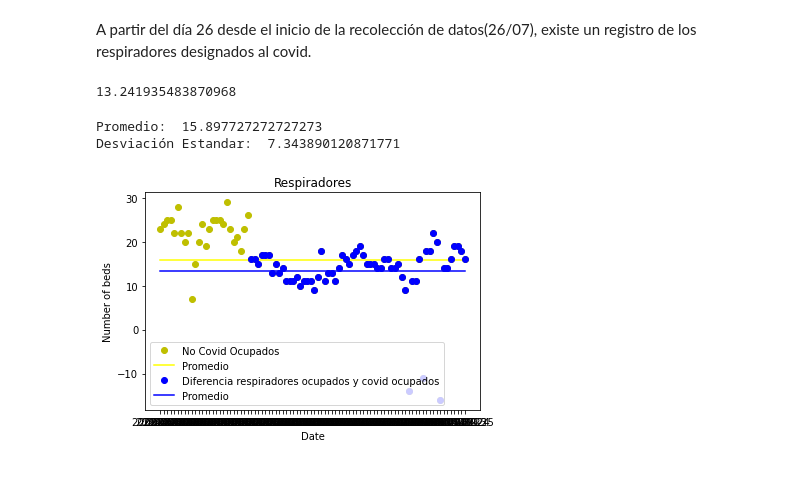
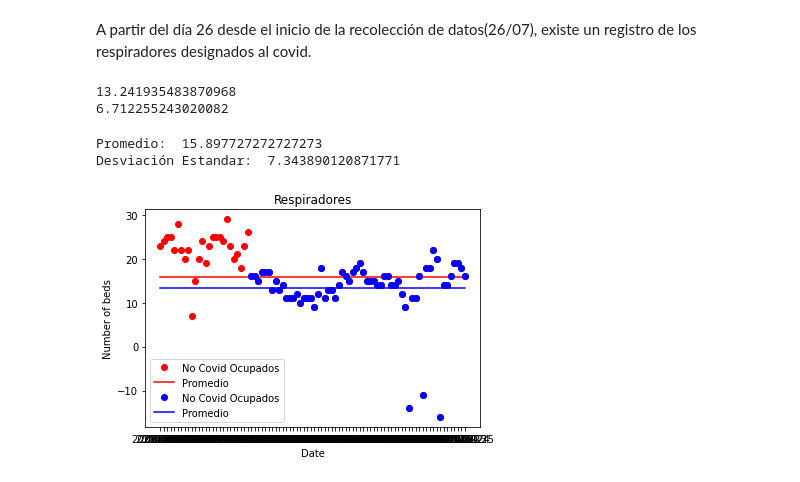
Before and after one commit to plance17/Aprendizaje-de-Maquina, a Jupyter notebook: Teoría_2_Ejercicio_1.ipynb, the cells around one changed output. Saved outputs shown, nothing was run; the diff lists cells and outputs as text; code cells hidden in the pictures.

```diff
--- a/Teoría_2_Ejercicio_1.ipynb
+++ b/Teoría_2_Ejercicio_1.ipynb
@@ -462,33 +464,36 @@ for i in np.arange(0,fecha.size-comienzo_uso_respiradores_covid):
   dif_respiradores[i]=respiradores_ocupados2[i+comienzo_uso_respiradores_covid]-respiradores_covid_ocupados2[i+comienzo_uso_respiradores_covid]
 
 mean_dif_respiradores=np.mean( dif_respiradores)
+standar_deviation_dif=np.std(dif_respiradores)
 print(mean_dif_respiradores)
+print(standar_deviation_dif)
 mean_dif_respiradores2=[mean_dif_respiradores]*data.fecha.size
 # %% [output]
 13.241935483870968
+6.712255243020082
 # %%
 respiradores_no_covid_ocupados=respiradores_ocupados-respiradores_covid_ocupados
 prom=np.mean(respiradores_no_covid_ocupados)
 standar_deviation=np.std(respiradores_no_covid_ocupados)
 print('Promedio: ',prom)
 print('Desviación Estandar: ', standar_deviation)
 
 
 prom=[prom]*data.fecha.size
 
 
 
-plt.plot(fecha,respiradores_no_covid_ocupados ,'yo',label='No Covid Ocupados')
-plt.plot(fecha,prom ,'yellow',label='Promedio')
-plt.plot(fecha[comienzo_uso_respiradores_covid:],dif_respiradores ,'bo',label='Diferencia respiradores ocupados y covid ocupados')
+plt.plot(fecha,respiradores_no_covid_ocupados ,'ro',label='No Covid Ocupados')
+plt.plot(fecha,prom ,'red',label='Promedio')
+plt.plot(fecha[comienzo_uso_respiradores_covid:],dif_respiradores ,'bo',label='No Covid Ocupados')
 
 plt.plot(fecha,mean_dif_respiradores2 ,'blue',label='Promedio')
 plt.title('Respiradores')
 plt.xlabel('Date')
 plt.ylabel('Number of beds')
 plt.legend(loc='lower left')
 plt.show()
 # %% [output]
 Promedio:  15.897727272727273
 Desviación Estandar:  7.343890120871771
-[figure, old version]
+[figure, new version]
```
Also changed, not shown: parts of 2 cells of this notebook.
